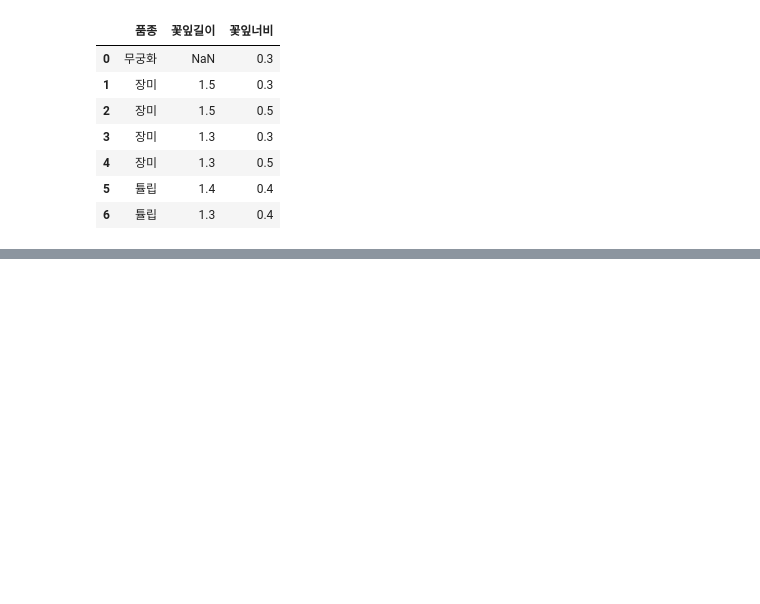
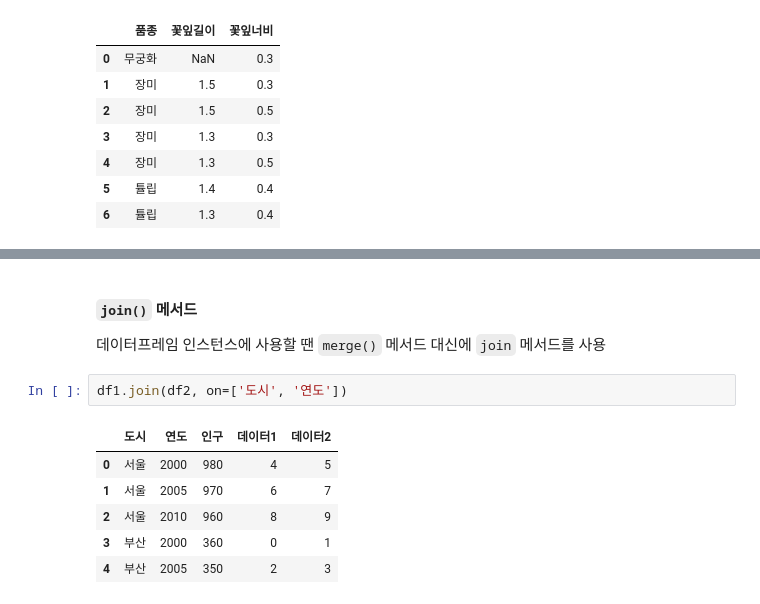
Before and after one commit to ahndb/aws_phyhon_240215, a Jupyter notebook: pandas_data_analysis/0228/a_pandas_data_advanced_controll.ipynb, the cells around one changed output, grey strips where cells are left out. Drawn from its saved outputs; the diff is of its cells as text; blank space fills up the shorter version.

```diff
--- a/pandas_data_analysis/0228/a_pandas_data_advanced_controll.ipynb
+++ b/pandas_data_analysis/0228/a_pandas_data_advanced_controll.ipynb
@@ -142,0 +254,12 @@ pd.merge(df1, df2, how='outer')
+# %% [markdown]
+#### `join()` 메서드
+데이터프레임 인스턴스에 사용할 땐 `merge()` 메서드 대신에 `join` 메서드를 사용
+# %%
+df1.join(df2, on=['도시', '연도'])
+# %% [output]
+|  | 도시 | 연도 | 인구 | 데이터1 | 데이터2 |
+| 0 | 서울 | 2000 | 980 | 4 | 5 |
+| 1 | 서울 | 2005 | 970 | 6 | 7 |
+| 2 | 서울 | 2010 | 960 | 8 | 9 |
+| 3 | 부산 | 2000 | 360 | 0 | 1 |
+| 4 | 부산 | 2005 | 350 | 2 | 3 |
```
Also changed, not shown: parts of 21 cells of this notebook.
